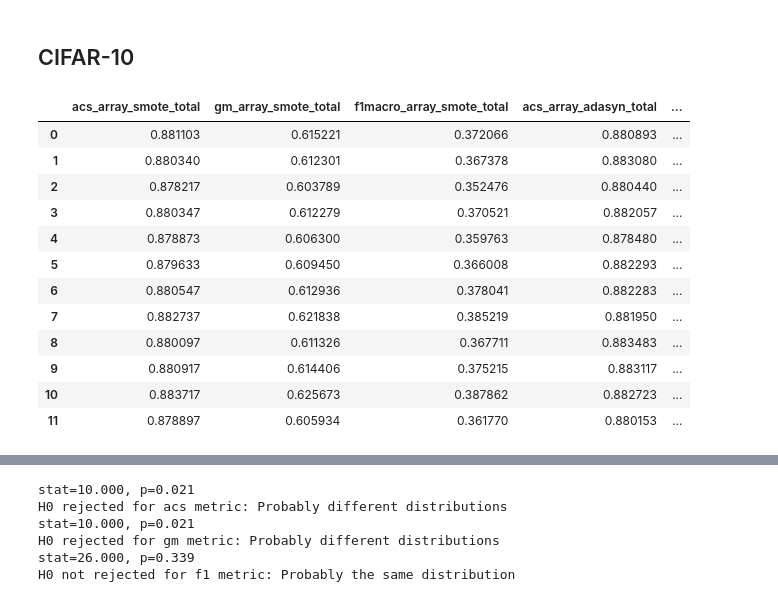
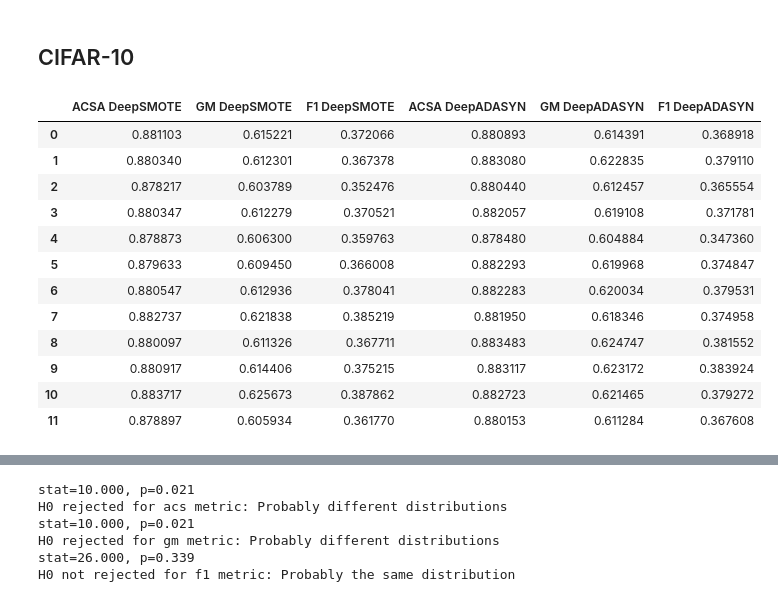
Before and after one commit to thiagom123/Redes-Neurais-2022-1, a Jupyter notebook: Projeto/Testes_estatisticos.ipynb, the cells around one changed output, grey strips where cells are left out. Drawn from its saved outputs; the diff is of its cells as text; code cells hidden in the pictures.

```diff
--- a/Projeto/Testes_estatisticos.ipynb
+++ b/Projeto/Testes_estatisticos.ipynb
@@ -158,18 +148,19 @@ H0 rejected for f1 metric: Probably different distributions
 ## CIFAR-10
 # %%
 result_df = pd.read_csv('data_projeto/data_CIFAR10.csv', header=[0])
+result_df.columns = ['ACSA DeepSMOTE', 'GM DeepSMOTE', 'F1 DeepSMOTE', 'ACSA DeepADASYN', 'GM DeepADASYN', 'F1 DeepADASYN']
 result_df
 # %% [output]
-|  | acs_array_smote_total | gm_array_smote_total | f1macro_array_smote_total | acs_array_adasyn_total | ... |
-| 0 | 0.881103 | 0.615221 | 0.372066 | 0.880893 | ... |
-| 1 | 0.880340 | 0.612301 | 0.367378 | 0.883080 | ... |
-| 2 | 0.878217 | 0.603789 | 0.352476 | 0.880440 | ... |
-| 3 | 0.880347 | 0.612279 | 0.370521 | 0.882057 | ... |
-| 4 | 0.878873 | 0.606300 | 0.359763 | 0.878480 | ... |
-| 5 | 0.879633 | 0.609450 | 0.366008 | 0.882293 | ... |
-| 6 | 0.880547 | 0.612936 | 0.378041 | 0.882283 | ... |
-| 7 | 0.882737 | 0.621838 | 0.385219 | 0.881950 | ... |
-| 8 | 0.880097 | 0.611326 | 0.367711 | 0.883483 | ... |
-| 9 | 0.880917 | 0.614406 | 0.375215 | 0.883117 | ... |
-| 10 | 0.883717 | 0.625673 | 0.387862 | 0.882723 | ... |
-| 11 | 0.878897 | 0.605934 | 0.361770 | 0.880153 | ... |
+|  | ACSA DeepSMOTE | GM DeepSMOTE | F1 DeepSMOTE | ACSA DeepADASYN | GM DeepADASYN | F1 DeepADASYN |
+| 0 | 0.881103 | 0.615221 | 0.372066 | 0.880893 | 0.614391 | 0.368918 |
+| 1 | 0.880340 | 0.612301 | 0.367378 | 0.883080 | 0.622835 | 0.379110 |
+| 2 | 0.878217 | 0.603789 | 0.352476 | 0.880440 | 0.612457 | 0.365554 |
+| 3 | 0.880347 | 0.612279 | 0.370521 | 0.882057 | 0.619108 | 0.371781 |
+| 4 | 0.878873 | 0.606300 | 0.359763 | 0.878480 | 0.604884 | 0.347360 |
+| 5 | 0.879633 | 0.609450 | 0.366008 | 0.882293 | 0.619968 | 0.374847 |
+| 6 | 0.880547 | 0.612936 | 0.378041 | 0.882283 | 0.620034 | 0.379531 |
+| 7 | 0.882737 | 0.621838 | 0.385219 | 0.881950 | 0.618346 | 0.374958 |
+| 8 | 0.880097 | 0.611326 | 0.367711 | 0.883483 | 0.624747 | 0.381552 |
+| 9 | 0.880917 | 0.614406 | 0.375215 | 0.883117 | 0.623172 | 0.383924 |
+| 10 | 0.883717 | 0.625673 | 0.387862 | 0.882723 | 0.621465 | 0.379272 |
+| 11 | 0.878897 | 0.605934 | 0.361770 | 0.880153 | 0.611284 | 0.367608 |
```
Also changed, not shown: parts of 26 cells of this notebook.
